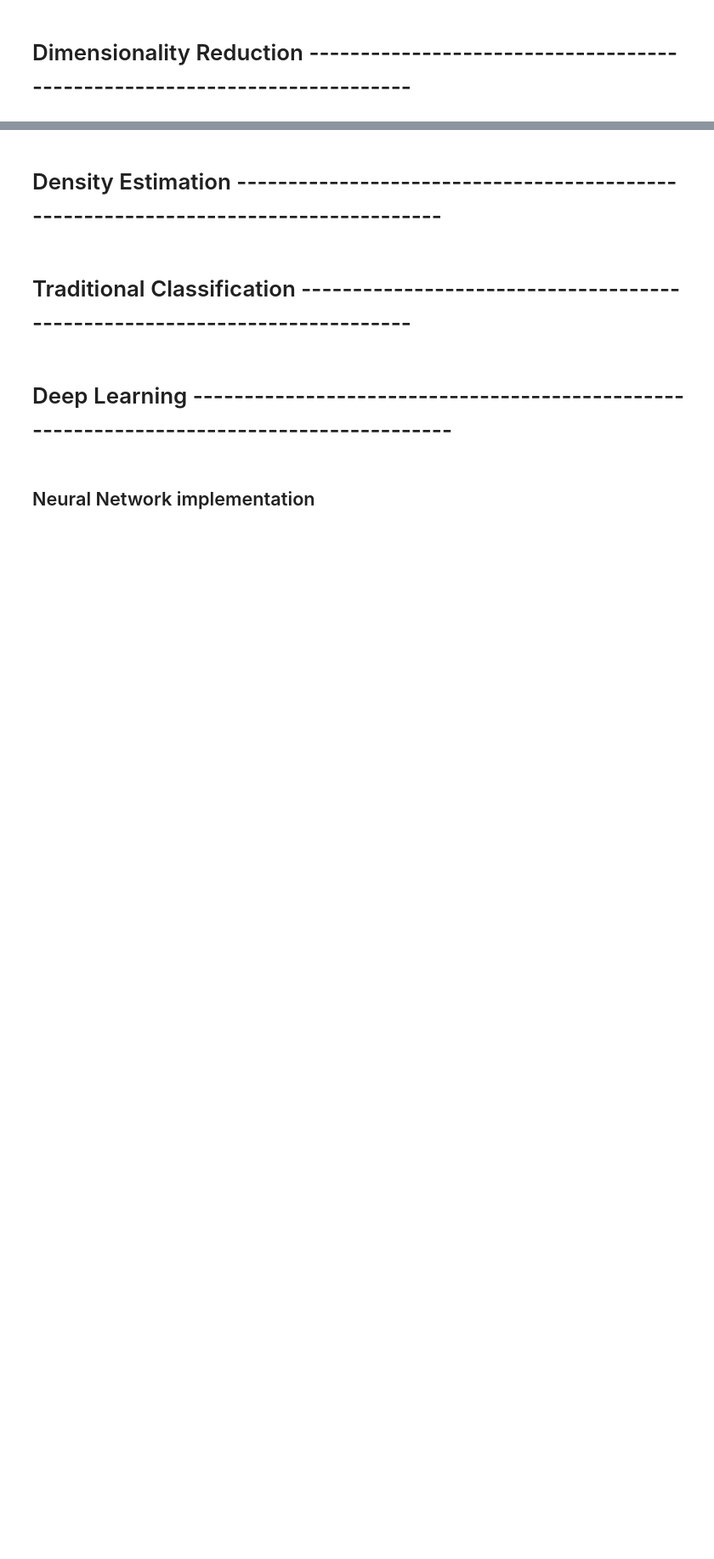
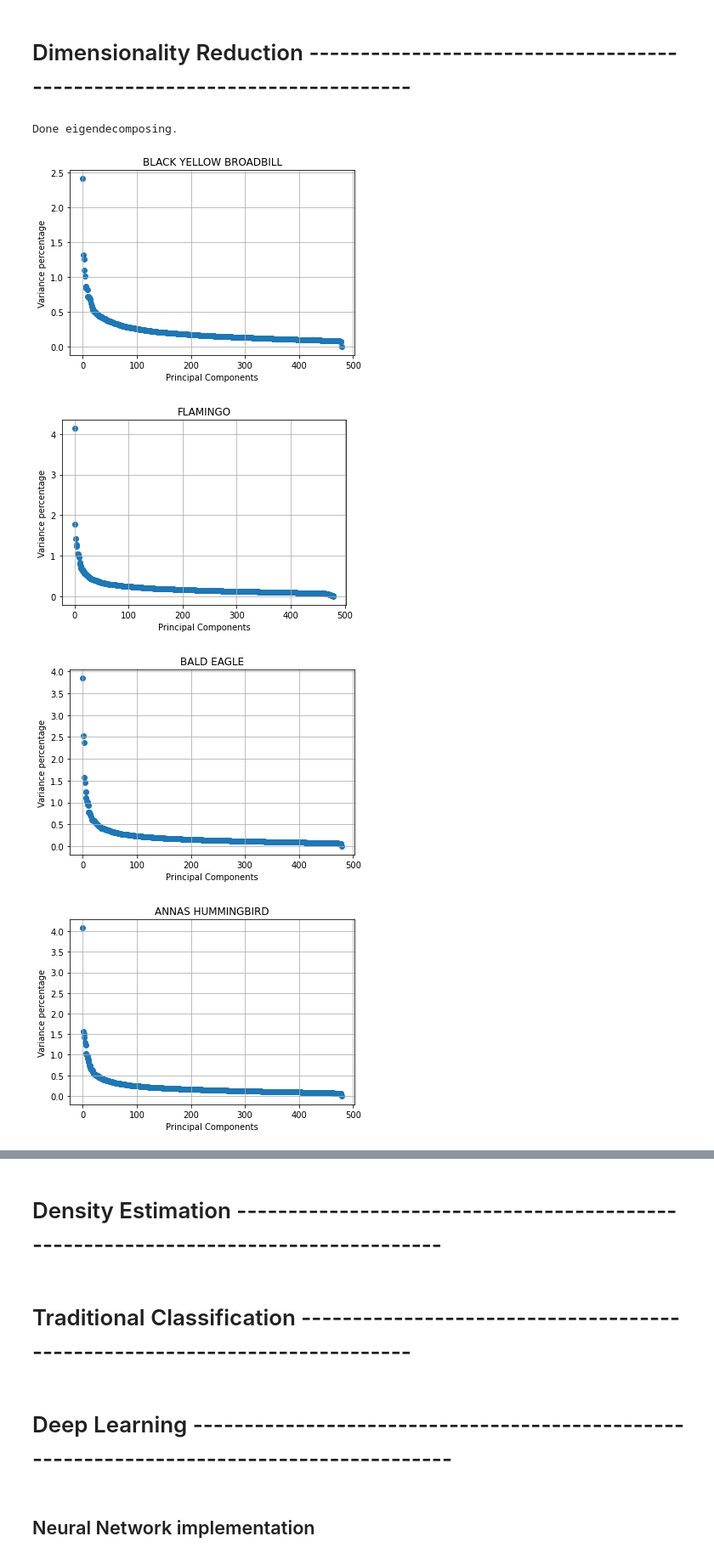
Before and after one commit to joelaniado/ml-bird-classifier, a Jupyter notebook: ml-bird-classifier.ipynb, the cells around one changed output, grey strips where cells are left out. Shown: that part at 85% size. Cells and saved outputs as stored; diff of their text form; code cells hidden in the pictures; blank space fills up the shorter version.

```diff
--- a/ml-bird-classifier.ipynb
+++ b/ml-bird-classifier.ipynb
@@ -77,8 +83,8 @@ def get_pics(catalog,path, species_index,pic_index, size):
 # %%
 def import_pics2(path, nspec, npic,shape):
     bird_catalog = get_catalog(path)
-    pics = get_pics(bird_catalog,path, nspec, npic,shape)
-    return pics
+    pics, spec_names = get_pics(bird_catalog,path, nspec, npic,shape)
+    return pics, spec_names
 # %%
 def get_Xy(pictures):
     test_images = []
@@ -125,6 +131,6 @@ num_pics_train, num_pics_val, num_pics_test = 480, 5, 5
 size = (64,64)
 
 #get pictures
-train_pictures = import_pics2(train_file, num_species, num_pics_train,size)
-valid_pictures = import_pics2(valid_file, num_species, num_pics_val,size)
-test_pictures = import_pics2(test_file, num_species, num_pics_test,size)
+train_pictures, species_names = import_pics2(train_file, num_species, num_pics_train,size)
+valid_pictures, _ = import_pics2(valid_file, num_species, num_pics_val,size)
+test_pictures, _ = import_pics2(test_file, num_species, num_pics_test,size)
@@ -137,9 +147,26 @@ def eigendecomposition(images):
         mean = np.mean(values,axis=0)
         x = (values-mean)/ 255
         U, S, V = np.linalg.svd(x.T,full_matrices=False)
-        species_values[specie] = [U, S, mean]
+        species_values[specie] = [U, S, mean, x]
     print("Done eigendecomposing.")
     return species_values
+# %%
+def plot_variance(catalog,n_spec):
+    count = 0
+    for spec, vals in catalog.items():
+        eigenvalues = np.sum(np.diag(vals[1]),axis=0)
+        total = np.sum(eigenvalues)
+        eigenvalues_norm = eigenvalues/total
+        plt.scatter(np.arange(0, eigenvalues.shape[0]), eigenvalues_norm*100)
+        plt.title(spec[1:])
+        plt.xlabel('Principal Components')
+        plt.ylabel('Variance percentage')
+        plt.savefig('plots/variance-{}.jpg'.format(spec[1:4]))
+        plt.grid()
+        plt.show()
+        count += 1
+        if count == n_spec:
+            break
 # %%
 def get_eigenspecies(eigen,n_comp):
     species_eigenvectors = {}
@@ -164,3 +192,15 @@ def get_residuals(eigenspecies,test):
         matrix_residual.append(per_species_residual)
     print("Done getting residuals.")
     return np.array(matrix_residual)
+# %%
+start = time.time()
+eigenvectors = eigendecomposition(train_pictures)
+# %% [output]
+Done eigendecomposing.
+# %%
+plot_variance(eigenvectors,5)
+# %% [output]
+[figure, added]
+[figure, added]
+[figure, added]
+[figure, added]
```
Also changed, not shown: parts of 11 cells of this notebook, 2 other files.
